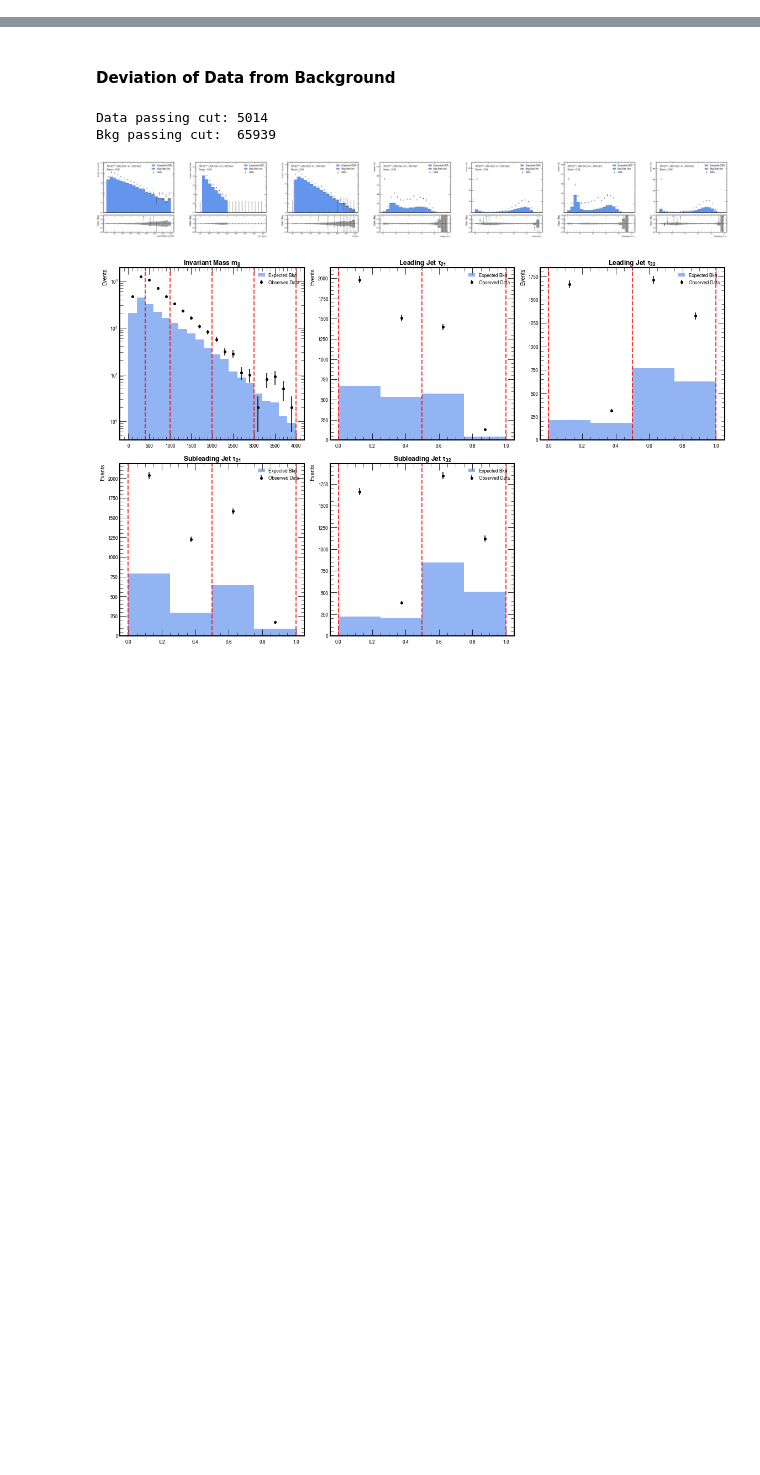
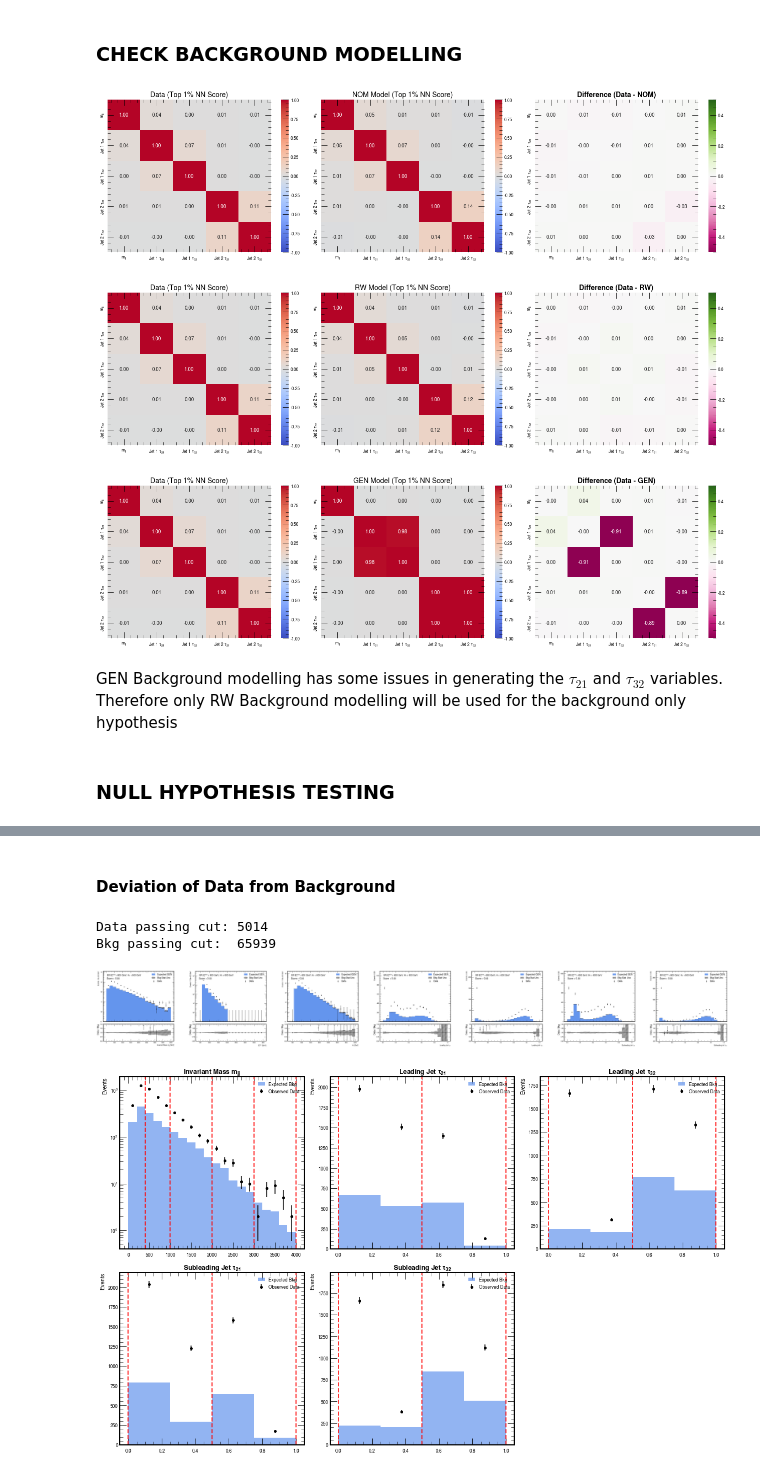
Before and after one commit to sherkaicode/Non-Resonant-AD, a Jupyter notebook: 5_NRAD_Anomaly_ver2.ipynb, the cells around one changed output, grey strips where cells are left out. Drawn from its saved outputs; the diff is of its cells as text; code cells hidden in the pictures; blank space fills up the shorter version.

```diff
--- a/5_NRAD_Anomaly_ver2.ipynb
+++ b/5_NRAD_Anomaly_ver2.ipynb
@@ -826,0 +313,2 @@ def optimize_cut_threshold(df_sig_dict, df_bkg, bkg_type, sig_modes, thres_max):
+# %% [markdown]
+### CHECK BACKGROUND MODELLING
@@ -826,0 +339,45 @@ def optimize_cut_threshold(df_sig_dict, df_bkg, bkg_type, sig_modes, thres_max):
+# %%
+def get_weighted_correlation(df, features, weight_col):
+    """Calculates the weighted Pearson correlation matrix."""
+    # Extract arrays
+    X = df[features].values
+    w = df[weight_col].values
+    w = np.abs(w)  # Ensure weights are non-negative
+    # Calculate weighted covariance matrix (rowvar=False means columns are variables)
+    cov_matrix = np.cov(X, rowvar=False, aweights=w)
+
+    # Convert covariance to correlation matrix
+    std_devs = np.sqrt(np.diag(cov_matrix))
+    corr_matrix = cov_matrix / np.outer(std_devs, std_devs)
+
+    return corr_matrix
+
+
+features_list = ['mjj', 'ljet1_tau21', 'ljet1_tau32', 'ljet2_tau21', 'ljet2_tau32']
+
+# For Data, assume weight is 1.0 for all events if unweighted
+if 'weight' not in df_data_unscaled.columns:
+    df_data_unscaled['weight'] = 1.0
+
+corr_data = get_weighted_correlation(df_data_unscaled, features_list, 'weight')
+corr_nom = get_weighted_correlation(df_mc_rw_unscaled, features_list, 'final_weight')
+corr_gen = get_weighted_correlation(df_mc_gen_unscaled, features_list, 'total_weight')
+corr_rw = get_weighted_correlation(df_mc_rw_unscaled, features_list, 'rw_mediam_weights')
+
+# The most important metric: where did the flow fail?
+corr_diff_nom = corr_data - corr_nom
+corr_diff_rw = corr_data - corr_rw
+corr_diff_gen = corr_data - corr_gen
+
+
+plot_corr_diff(corr_data, corr_nom, corr_diff_nom, bkg_type="NOM")
+plot_corr_diff(corr_data, corr_rw, corr_diff_rw, bkg_type="RW")
+plot_corr_diff(corr_data, corr_gen, corr_diff_gen, bkg_type="GEN")
+# %% [output]
+[figure, added]
+[figure, added]
+[figure, added]
+# %% [markdown]
+GEN Background modelling has some issues in generating the $\tau_{21}$ and $\tau_{32}$ variables. Therefore only RW Background modelling will be used for the background only hypothesis
+# %% [markdown]
+### NULL HYPOTHESIS TESTING
```
Also changed, not shown: parts of 37 cells of this notebook, 2 other files.
